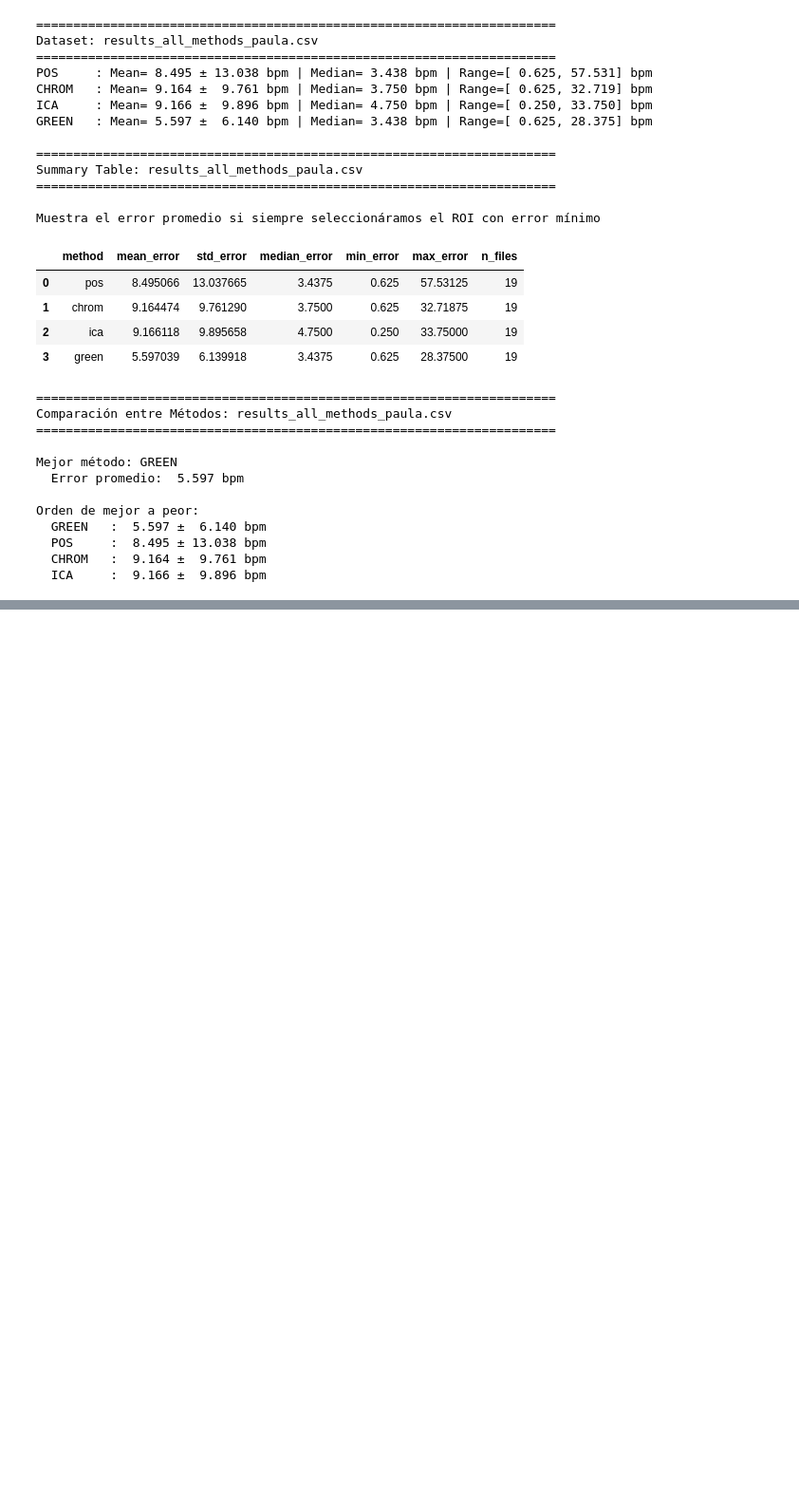
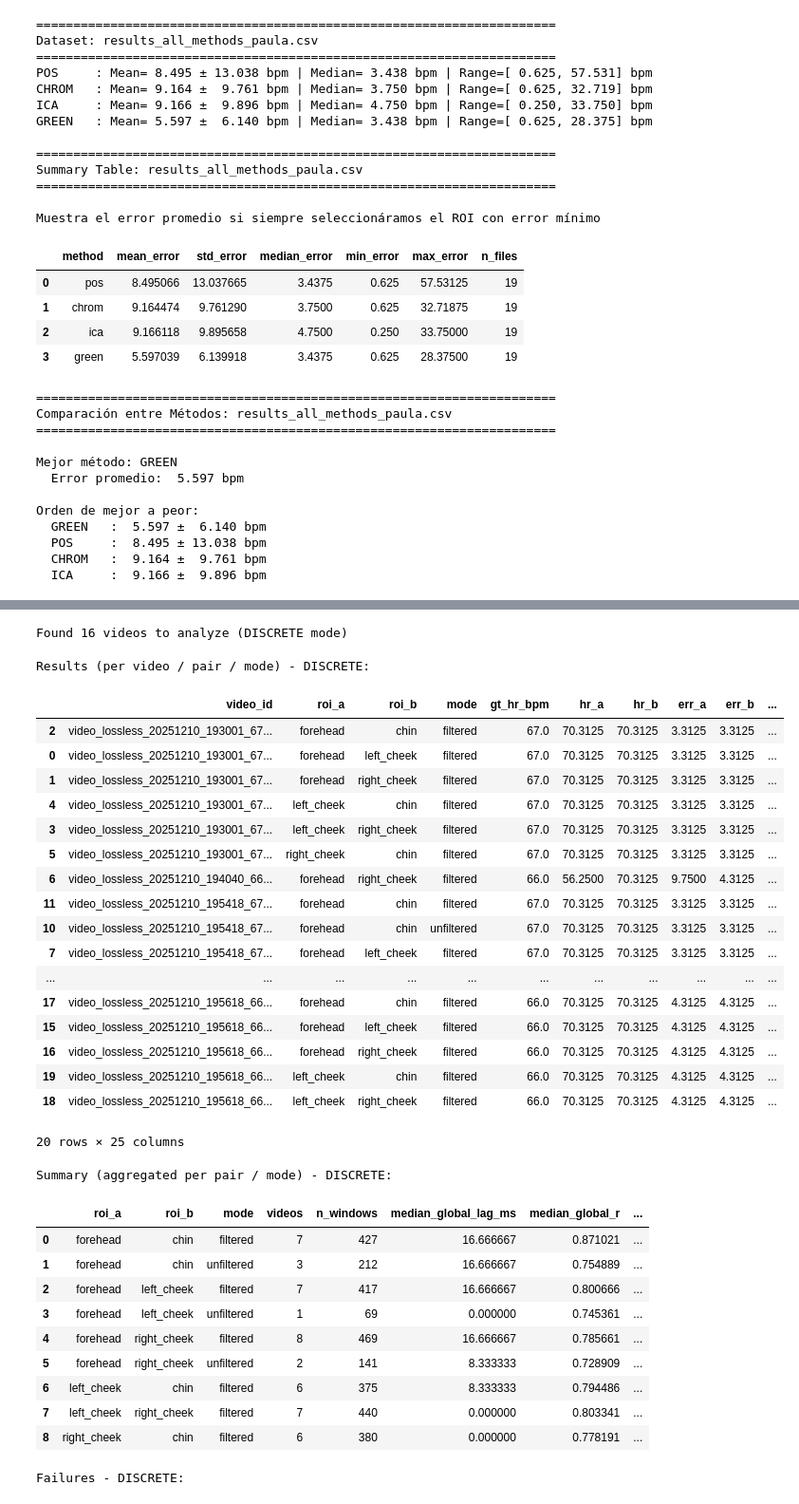
Before and after one commit to pedrwito/edge-rppg-health, a Jupyter notebook: test_methods_for_hr.ipynb, the cells around one changed output, grey strips where cells are left out. Shown at 95% size. Saved outputs shown, nothing was run; the diff lists cells and outputs as text; code cells hidden in the pictures; blank space fills up the shorter version.

Commit message:
analysis

```diff
--- a/test_methods_for_hr.ipynb
+++ b/test_methods_for_hr.ipynb
@@ -538,0 +585,61 @@ summary_ubfc = analyze_best_case_performance(
+# %%
+from roi_analysis import analyze_lossless_videos_lag_metrics_with_hr_filter
+
+results_df, summary_df, failures_df = analyze_lossless_videos_lag_metrics_with_hr_filter(
+    video_folder=r"C:\Users\pedro\edge-rppg-health\VIDEOS 60 FPS",
+    video_pattern="video_lossless_*.mkv",
+    fs=60,
+    window_length=60,
+    start_time=5,
+    n_beats=10,
+    step_beats=1,
+    hr_err_threshold_bpm=10.0,
+    min_correlation=0.7,
+    use_interpolation=False,  # <-- no interpolation (discrete)
+    prealign=True,
+    save_csv_path="videos60_lag_metrics_hrfilter_discrete.csv",
+    forehead=True, cheeks=True, under_nose=False, chin=True,
+)
+# %% [output]
+Found 16 videos to analyze (DISCRETE mode)
+# %%
+print('Results (per video / pair / mode) - DISCRETE:')
+display(results_df.head(20))
+
+print('Summary (aggregated per pair / mode) - DISCRETE:')
+display(summary_df)
+
+print('Failures - DISCRETE:')
+display(failures_df.head(20))
+# %% [output]
+Results (per video / pair / mode) - DISCRETE:
+|  | video_id | roi_a | roi_b | mode | gt_hr_bpm | hr_a | hr_b | err_a | err_b | ... |
+| 2 | video_lossless_20251210_193001_67... | forehead | chin | filtered | 67.0 | 70.3125 | 70.3125 | 3.3125 | 3.3125 | ... |
+| 0 | video_lossless_20251210_193001_67... | forehead | left_cheek | filtered | 67.0 | 70.3125 | 70.3125 | 3.3125 | 3.3125 | ... |
+| 1 | video_lossless_20251210_193001_67... | forehead | right_cheek | filtered | 67.0 | 70.3125 | 70.3125 | 3.3125 | 3.3125 | ... |
+| 4 | video_lossless_20251210_193001_67... | left_cheek | chin | filtered | 67.0 | 70.3125 | 70.3125 | 3.3125 | 3.3125 | ... |
+| 3 | video_lossless_20251210_193001_67... | left_cheek | right_cheek | filtered | 67.0 | 70.3125 | 70.3125 | 3.3125 | 3.3125 | ... |
+| 5 | video_lossless_20251210_193001_67... | right_cheek | chin | filtered | 67.0 | 70.3125 | 70.3125 | 3.3125 | 3.3125 | ... |
+| 6 | video_lossless_20251210_194040_66... | forehead | right_cheek | filtered | 66.0 | 56.2500 | 70.3125 | 9.7500 | 4.3125 | ... |
+| 11 | video_lossless_20251210_195418_67... | forehead | chin | filtered | 67.0 | 70.3125 | 70.3125 | 3.3125 | 3.3125 | ... |
+| 10 | video_lossless_20251210_195418_67... | forehead | chin | unfiltered | 67.0 | 70.3125 | 70.3125 | 3.3125 | 3.3125 | ... |
+| 7 | video_lossless_20251210_195418_67... | forehead | left_cheek | filtered | 67.0 | 70.3125 | 70.3125 | 3.3125 | 3.3125 | ... |
+| ... | ... | ... | ... | ... | ... | ... | ... | ... | ... | ... |
+| 17 | video_lossless_20251210_195618_66... | forehead | chin | filtered | 66.0 | 70.3125 | 70.3125 | 4.3125 | 4.3125 | ... |
+| 15 | video_lossless_20251210_195618_66... | forehead | left_cheek | filtered | 66.0 | 70.3125 | 70.3125 | 4.3125 | 4.3125 | ... |
+| 16 | video_lossless_20251210_195618_66... | forehead | right_cheek | filtered | 66.0 | 70.3125 | 70.3125 | 4.3125 | 4.3125 | ... |
+| 19 | video_lossless_20251210_195618_66... | left_cheek | chin | filtered | 66.0 | 70.3125 | 70.3125 | 4.3125 | 4.3125 | ... |
+| 18 | video_lossless_20251210_195618_66... | left_cheek | right_cheek | filtered | 66.0 | 70.3125 | 70.3125 | 4.3125 | 4.3125 | ... |
+20 rows × 25 columns
+Summary (aggregated per pair / mode) - DISCRETE:
+|  | roi_a | roi_b | mode | videos | n_windows | median_global_lag_ms | median_global_r | ... |
+| 0 | forehead | chin | filtered | 7 | 427 | 16.666667 | 0.871021 | ... |
+| 1 | forehead | chin | unfiltered | 3 | 212 | 16.666667 | 0.754889 | ... |
+| 2 | forehead | left_cheek | filtered | 7 | 417 | 16.666667 | 0.800666 | ... |
+| 3 | forehead | left_cheek | unfiltered | 1 | 69 | 0.000000 | 0.745361 | ... |
+| 4 | forehead | right_cheek | filtered | 8 | 469 | 16.666667 | 0.785661 | ... |
+| 5 | forehead | right_cheek | unfiltered | 2 | 141 | 8.333333 | 0.728909 | ... |
+| 6 | left_cheek | chin | filtered | 6 | 375 | 8.333333 | 0.794486 | ... |
+| 7 | left_cheek | right_cheek | filtered | 7 | 440 | 0.000000 | 0.803341 | ... |
+| 8 | right_cheek | chin | filtered | 6 | 380 | 0.000000 | 0.778191 | ... |
+Failures - DISCRETE:
```
Also changed, not shown: parts of 5 cells of this notebook, 55 other files.
